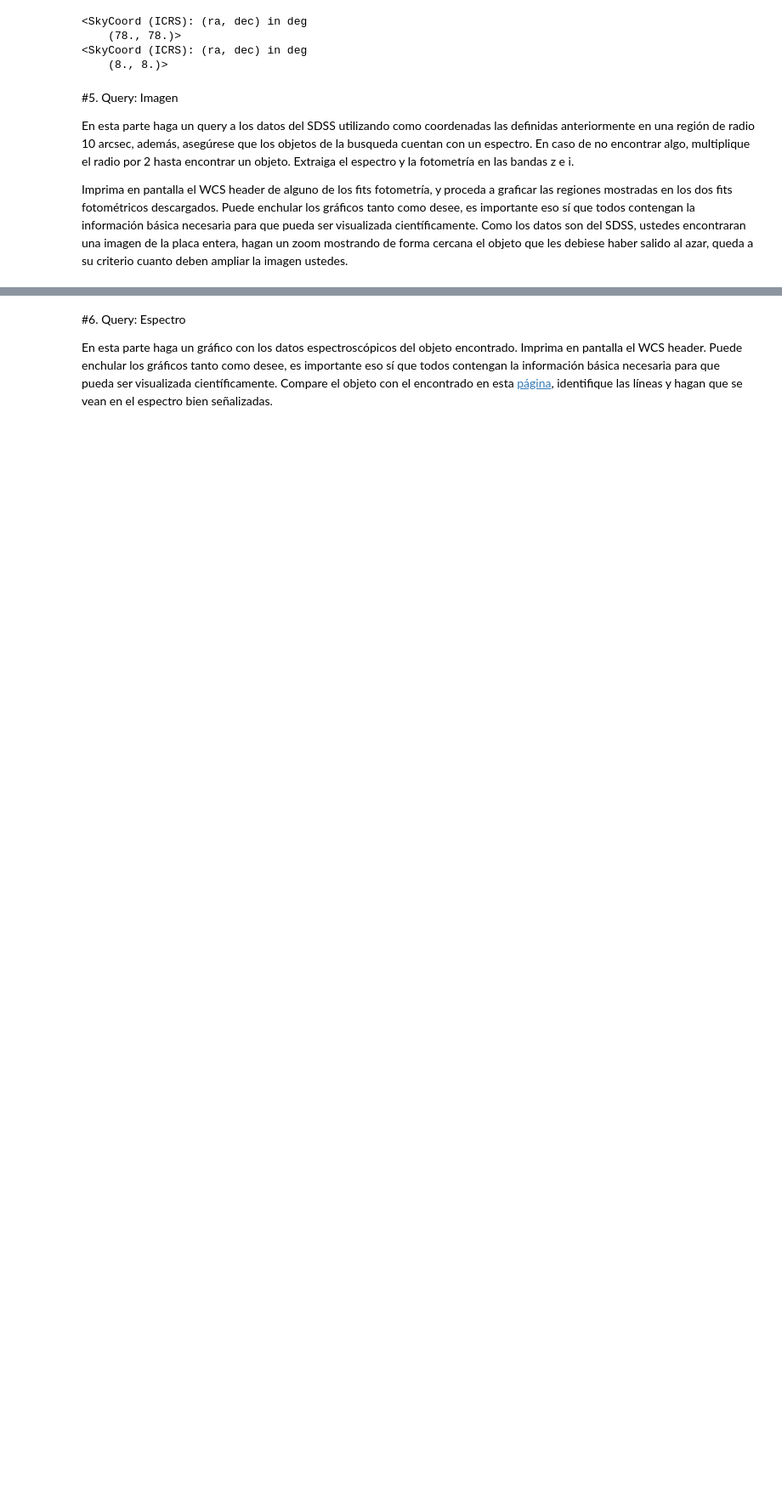
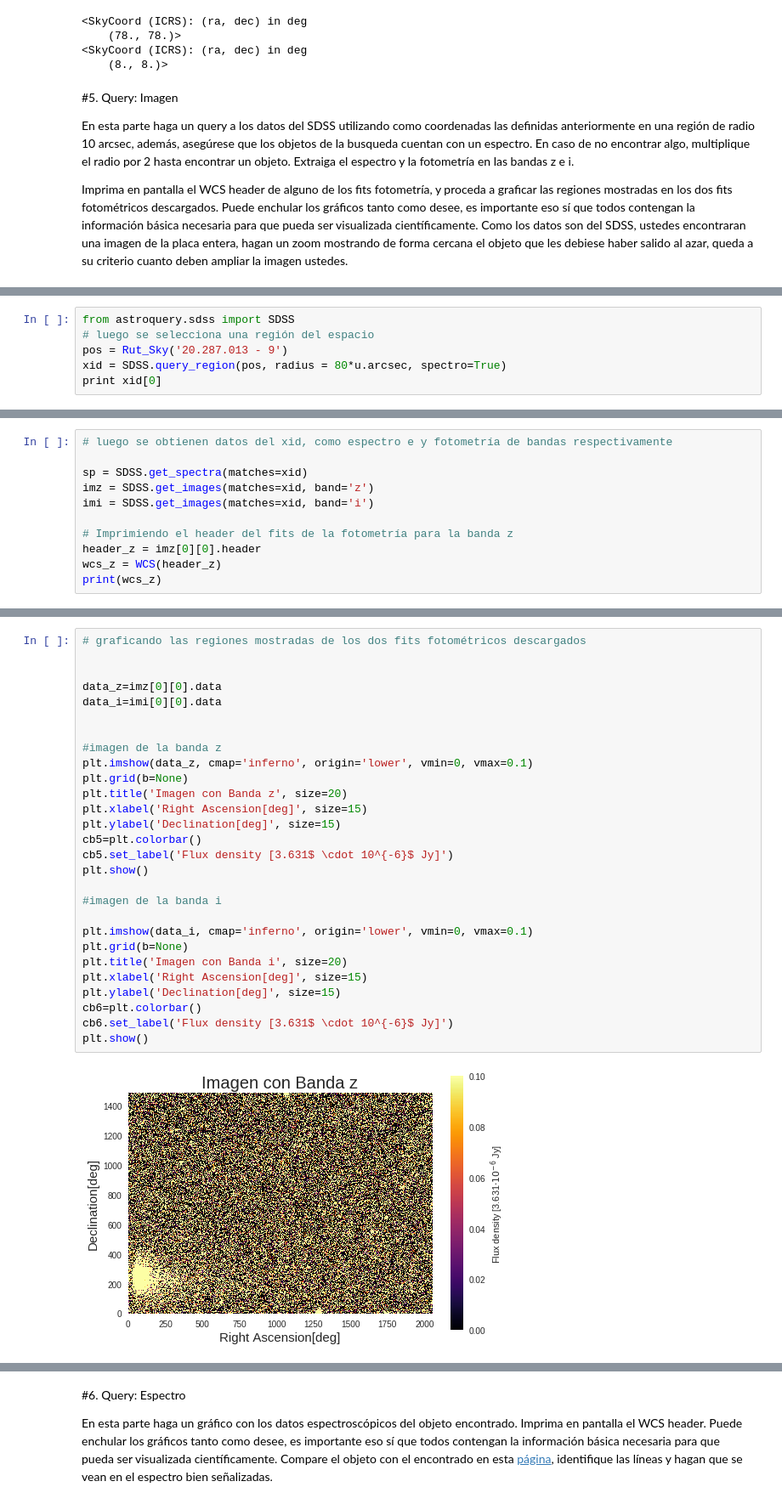
Before and after one commit to PaulaBDS/minitarea4, a Jupyter notebook: minitarea4.ipynb, the cells around one changed output, grey strips where cells are left out. Shown: that part at 85% size. Drawn from its saved outputs; the diff is of its cells as text; blank space fills up the shorter version.

```diff
--- a/minitarea4.ipynb
+++ b/minitarea4.ipynb
@@ -268,0 +290,6 @@ Imprima en pantalla el WCS header de alguno de los fits fotometría, y proceda a
+# %%
+from astroquery.sdss import SDSS
+# luego se selecciona una región del espacio
+pos = Rut_Sky('20.287.013 - 9')
+xid = SDSS.query_region(pos, radius = 80*u.arcsec, spectro=True)
+print xid[0]
@@ -268,0 +300,11 @@ Imprima en pantalla el WCS header de alguno de los fits fotometría, y proceda a
+# %%
+# luego se obtienen datos del xid, como espectro e y fotometría de bandas respectivamente
+
+sp = SDSS.get_spectra(matches=xid)
+imz = SDSS.get_images(matches=xid, band='z')
+imi = SDSS.get_images(matches=xid, band='i')
+
+# Imprimiendo el header del fits de la fotometría para la banda z
+header_z = imz[0][0].header
+wcs_z = WCS(header_z)
+print(wcs_z)
@@ -268,0 +321,30 @@ Imprima en pantalla el WCS header de alguno de los fits fotometría, y proceda a
+# %%
+# graficando las regiones mostradas de los dos fits fotométricos descargados
+
+
+data_z=imz[0][0].data
+data_i=imi[0][0].data
+
+
+#imagen de la banda z
+plt.imshow(data_z, cmap='inferno', origin='lower', vmin=0, vmax=0.1)
+plt.grid(b=None)
+plt.title('Imagen con Banda z', size=20)
+plt.xlabel('Right Ascension[deg]', size=15)
+plt.ylabel('Declination[deg]', size=15)
+cb5=plt.colorbar()
+cb5.set_label('Flux density [3.631$ \cdot 10^{-6}$ Jy]')
+plt.show()
+
+#imagen de la banda i
+
+plt.imshow(data_i, cmap='inferno', origin='lower', vmin=0, vmax=0.1)
+plt.grid(b=None)
+plt.title('Imagen con Banda i', size=20)
+plt.xlabel('Right Ascension[deg]', size=15)
+plt.ylabel('Declination[deg]', size=15)
+cb6=plt.colorbar()
+cb6.set_label('Flux density [3.631$ \cdot 10^{-6}$ Jy]')
+plt.show()
+# %% [output]
+[figure, added]
```
Also changed, not shown: parts of 5 cells of this notebook.
